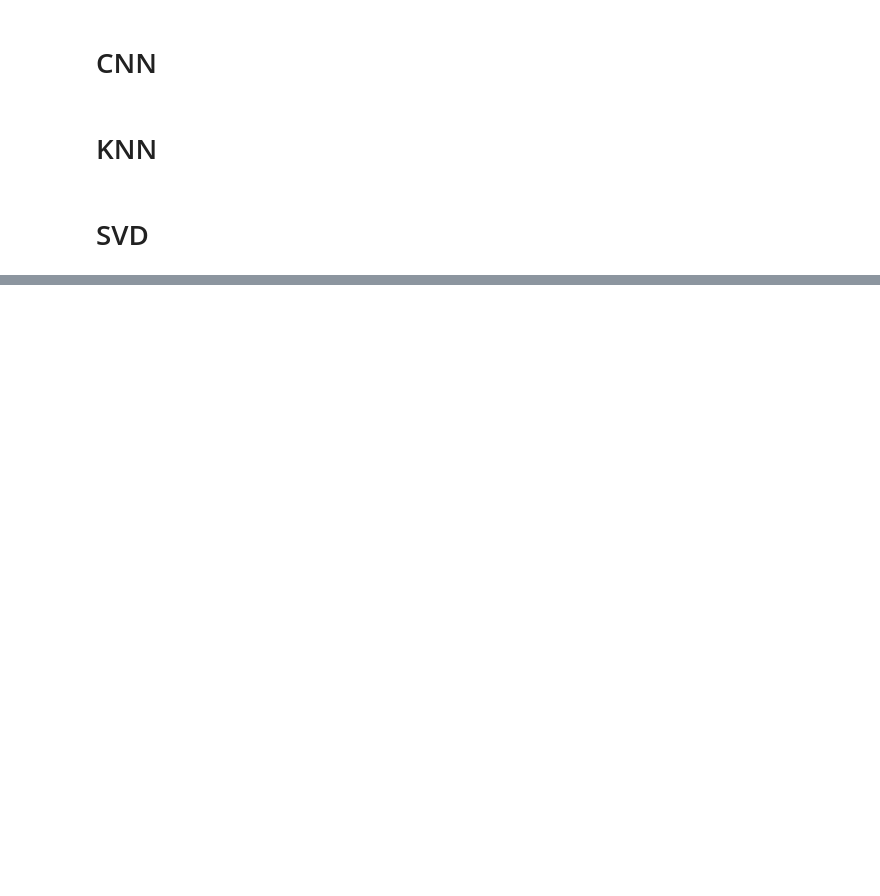
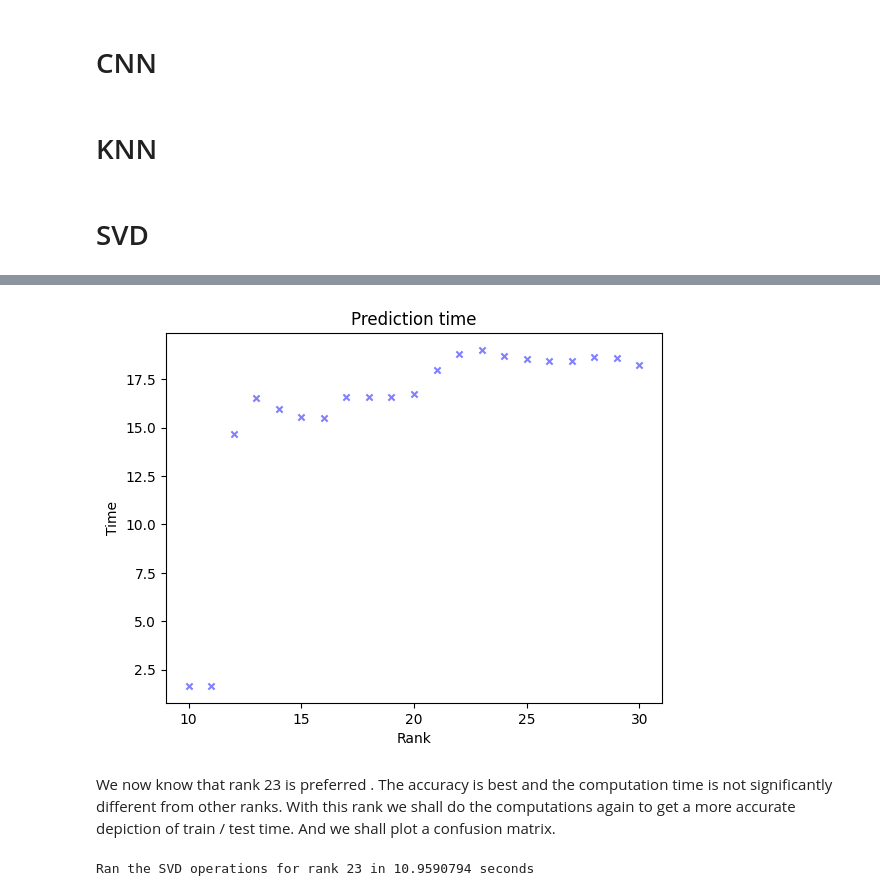
Before and after one commit to TomiTian/Mathematical-Modelling, a Jupyter notebook: main.ipynb, the cells around one changed output, grey strips where cells are left out. Cells and saved outputs as stored; diff of their text form; code cells hidden in the pictures; blank space fills up the shorter version.

```diff
--- a/main.ipynb
+++ b/main.ipynb
@@ -86,0 +208,34 @@ results
+# %%
+x= np.array(rank_range)
+y= np.array(array_t2)
+plt.scatter(x, y, color='blue', alpha=0.5, s = 20,marker = 'x')
+plt.xlabel('Rank')
+plt.ylabel('Time')
+plt.title('Prediction time')
+plt.xticks(np.arange(min(x), max(x)+2, 5))
+plt.show()
+# %% [output]
+[figure, added]
+# %% [markdown]
+We now know that rank 23 is preferred . The accuracy is best and the computation time is not significantly different from other ranks. With this rank we shall do the computations again to get a more accurate depiction of train / test time. And we shall plot a confusion matrix.
+# %%
+# Re-load data, to get a more accurate timing of rank 23 specifically
+start_time_1 = time.perf_counter()
+train1, test1 = load_mnist(path_raw_data)
+
+r=23
+X_train = train1['x']  # Training images
+y_train = train1['y']  # Training labels
+
+X_test = test1['x']  # Test images
+y_test = test1['y']  # Test labels
+
+# Compute SVD for each class, digits from 0-9
+svd_dict = compute_svd_per_digit(X_train, y_train, r)
+end_time_1 = time.perf_counter()
+
+# Compute time taken.
+time_1 = end_time_1 - start_time_1
+print(f"Ran the SVD operations for rank {r} in {time_1} seconds")
+# %% [output]
+Ran the SVD operations for rank 23 in 10.9590794 seconds
```
Also changed, not shown: parts of 20 cells of this notebook, 7 other files.
